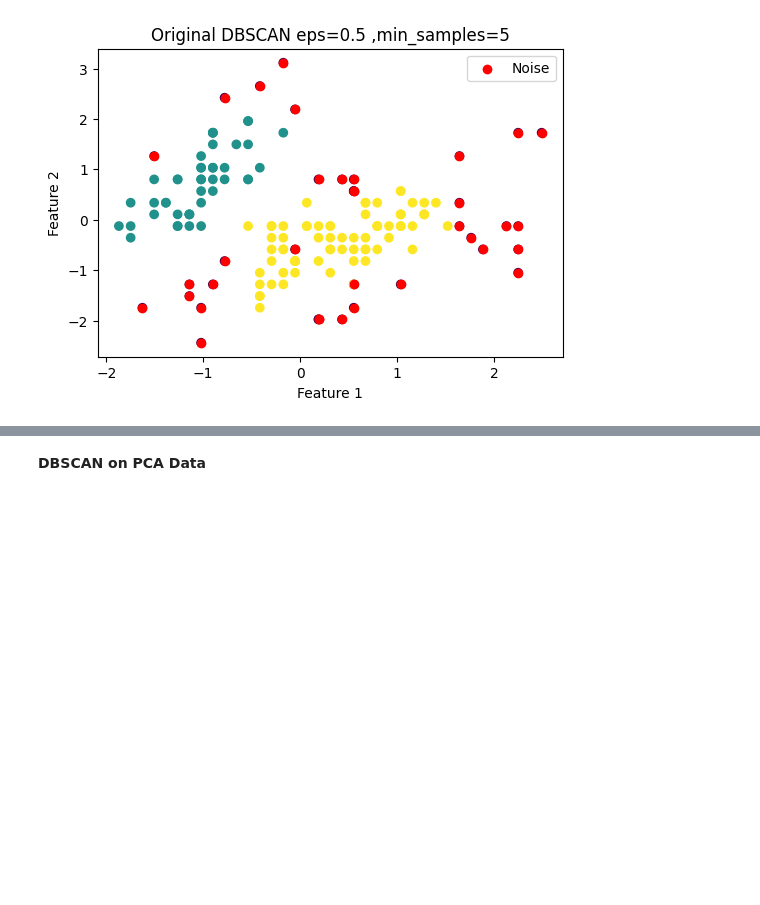
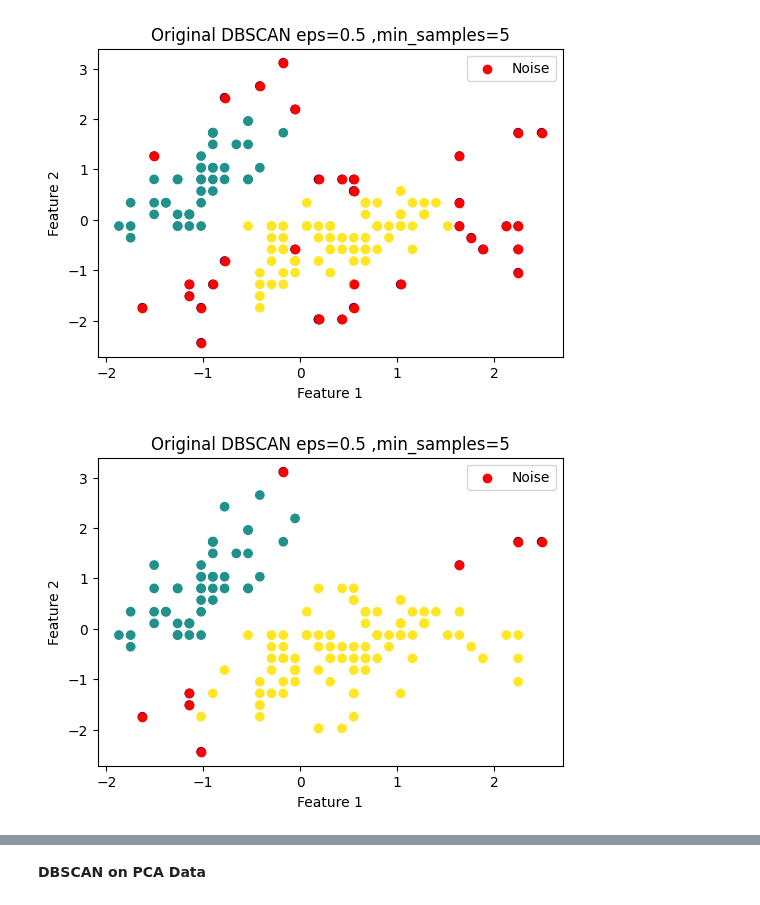
Before and after one commit to DOHA-BASEM3/Activity-3--DBSCAN-and-PCA, a Jupyter notebook: DBSCAN_and_PCA.ipynb, the cells around one changed output, grey strips where cells are left out. Cells and saved outputs as stored; diff of their text form; code cells hidden in the pictures; blank space fills up the shorter version.

```diff
--- a/DBSCAN_and_PCA.ipynb
+++ b/DBSCAN_and_PCA.ipynb
@@ -162,4 +162,22 @@ plt.ylabel("Feature 2")
 plt.show()
 # %% [output]
 [figure]
+# %%
+
+# Trial 4
+# DBSCAN eps=0.7
+dbscan_original = DBSCAN(eps=0.7, min_samples=5)
+labels_original = dbscan_original.fit_predict(X_scaled)
+
+plt.figure(figsize=(6,4))
+plt.scatter(X_scaled[:,0], X_scaled[:,1], c=labels_original)
+plt.scatter(X_scaled[labels_original == -1, 0], X_scaled[labels_original == -1, 1],
+            c='red', label='Noise')
+plt.legend()
+plt.title("Original DBSCAN eps=0.5 ,min_samples=5")
+plt.xlabel("Feature 1")
+plt.ylabel("Feature 2")
+plt.show()
+# %% [output]
+[figure, added]
 # %%
```
Also changed, not shown: parts of 8 cells of this notebook.
